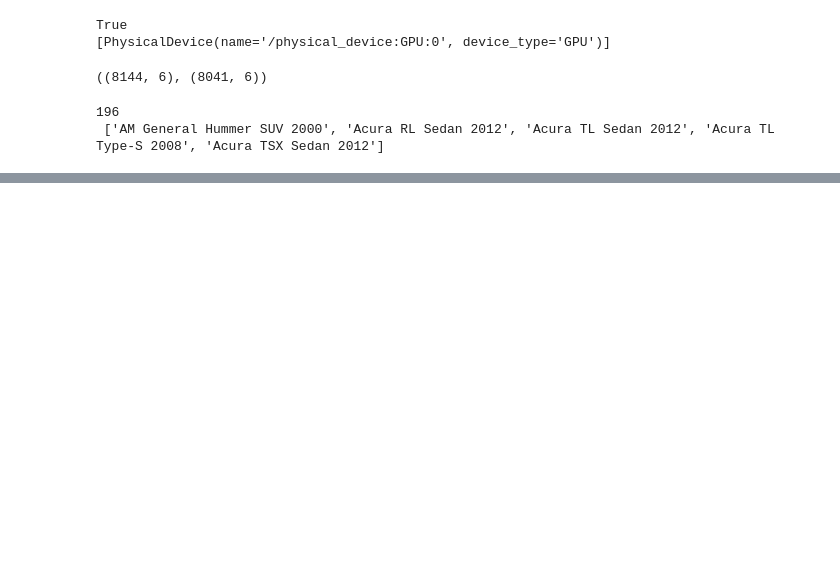
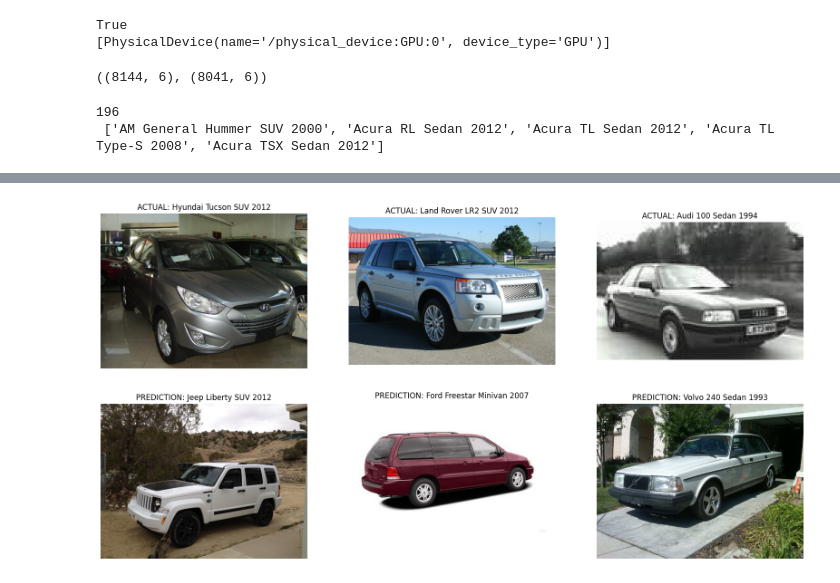
Before and after one commit to noachuartzt/stanford_cars, a Jupyter notebook: notebooks/transfer-learning_ResNet50.ipynb, the cells around one changed output, grey strips where cells are left out. Drawn from its saved outputs; the diff is of its cells as text; code cells hidden in the pictures; blank space fills up the shorter version.

```diff
--- a/notebooks/transfer-learning_ResNet50.ipynb
+++ b/notebooks/transfer-learning_ResNet50.ipynb
@@ -697,0 +115,3 @@ Test accuracy: 0.7065041661262512
+# %%
+# Create TL ResNet50 Model
+resnet50 = ResNet50_TL(input_shape=TARGET_SIZE_224 + (3,), num_classes=num_classes, see_summary=True)
@@ -697,0 +136,4 @@ Test accuracy: 0.7065041661262512
+# %%
+# Train Model
+resnet50.train(train_gen_224, val_gen_224,
+          epochs=100, batch_size=128, verbose=1, patience=6)
@@ -697,0 +149,5 @@ Test accuracy: 0.7065041661262512
+# %%
+# Predictions
+predictions = resnet50.predict(test_gen_224)
+plot_comparison(df_test=test, model_names=model_names, predicted_classes=predictions)
+# %% [output]
@@ -697,0 +155 @@ Test accuracy: 0.7065041661262512
+[figure, added]
```
Also changed, not shown: parts of 22 cells of this notebook, 3 other files.
